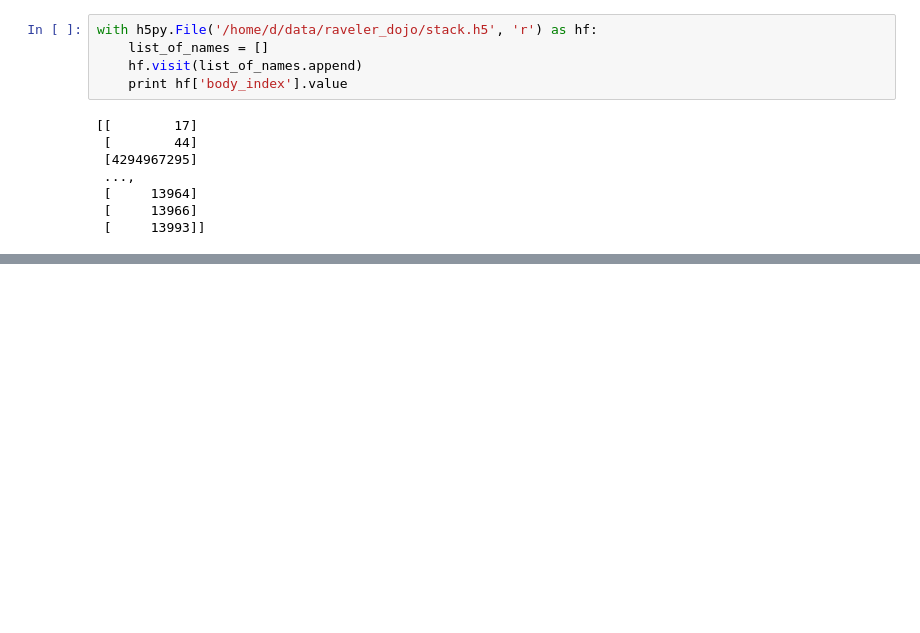
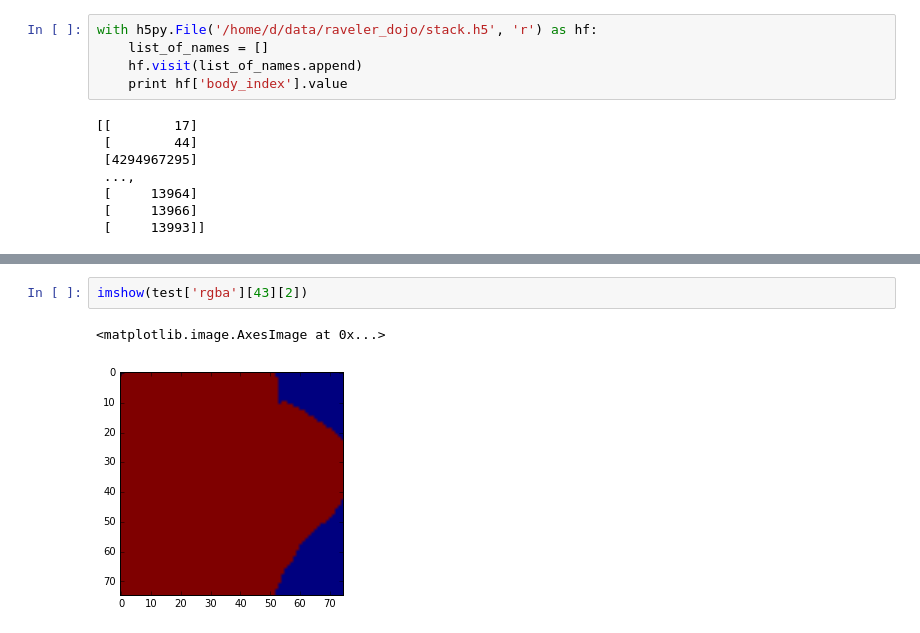
Before and after one commit to VCG/gp, a Jupyter notebook: ipy_test/HDF5.ipynb, the cells around one changed output, grey strips where cells are left out. Cells and saved outputs as stored; diff of their text form; blank space fills up the shorter version.

```diff
--- a/ipy_test/HDF5.ipynb
+++ b/ipy_test/HDF5.ipynb
@@ -76,0 +95,5 @@ with h5py.File('/home/d/data/raveler_dojo/stack.h5', 'r') as hf:
+# %%
+imshow(test['rgba'][43][2])
+# %% [output]
+<matplotlib.image.AxesImage at 0x...>
+[figure, added]
```
Also changed, not shown: parts of 7 cells of this notebook, 2 other files.
